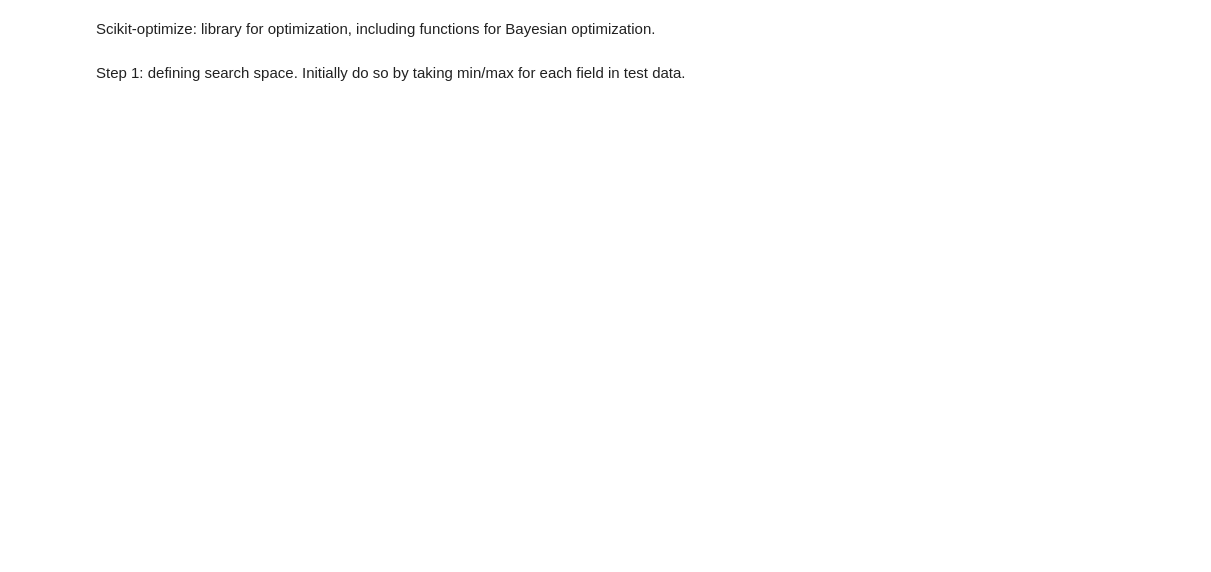
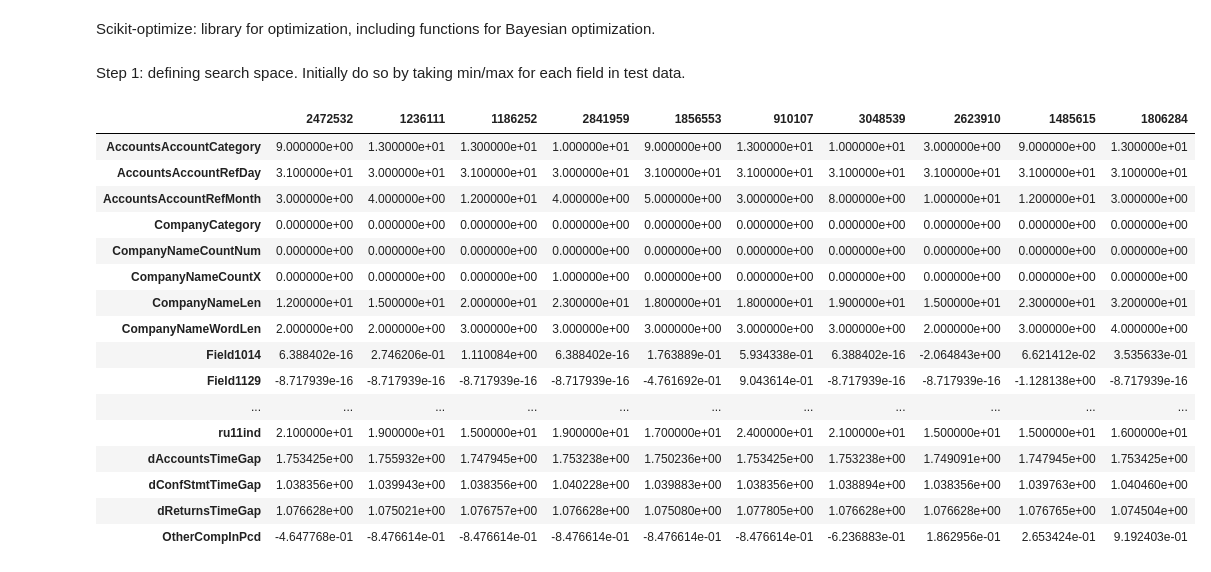
Before and after one commit to ogilg/Tradeteq-adversarial-attacks-on-credit-score, a Jupyter notebook: BayesianOptimization/BaysOptTrial.ipynb, the cells around one changed output. Drawn from its saved outputs; the diff is of its cells as text; code cells hidden in the pictures; blank space fills up the shorter version.

```diff
--- a/BayesianOptimization/BaysOptTrial.ipynb
+++ b/BayesianOptimization/BaysOptTrial.ipynb
@@ -28,12 +32,33 @@ Step 1: defining search space.
 Initially do so by taking min/max for each field in test data.
 # %%
 #Load in test data
-data_dir = os.getcwd()
+data_dir = os.path.dirname(os.getcwd())
 with open(os.path.join(data_dir, "Processing", r"train_preproc.p"), 'rb') as data_file:
     train_data = pickle.load(data_file)
 X_train, y_train = train_data
 # forgot in preprocessing: convert from bool to int
 X_train['hasGNotice'] = X_train['hasGNotice'].apply(int)
+# %%
+pd.set_option("display.max_rows", 345)
+X_train.head(10).transpose()
+# %% [output]
+|  | 2472532 | 1236111 | 1186252 | 2841959 | 1856553 | 910107 | 3048539 | 2623910 | 1485615 | 1806284 |
+| AccountsAccountCategory | 9.000000e+00 | 1.300000e+01 | 1.300000e+01 | 1.000000e+01 | 9.000000e+00 | 1.300000e+01 | 1.000000e+01 | 3.000000e+00 | 9.000000e+00 | 1.300000e+01 |
+| AccountsAccountRefDay | 3.100000e+01 | 3.000000e+01 | 3.100000e+01 | 3.000000e+01 | 3.100000e+01 | 3.100000e+01 | 3.100000e+01 | 3.100000e+01 | 3.100000e+01 | 3.100000e+01 |
+| AccountsAccountRefMonth | 3.000000e+00 | 4.000000e+00 | 1.200000e+01 | 4.000000e+00 | 5.000000e+00 | 3.000000e+00 | 8.000000e+00 | 1.000000e+01 | 1.200000e+01 | 3.000000e+00 |
+| CompanyCategory | 0.000000e+00 | 0.000000e+00 | 0.000000e+00 | 0.000000e+00 | 0.000000e+00 | 0.000000e+00 | 0.000000e+00 | 0.000000e+00 | 0.000000e+00 | 0.000000e+00 |
+| CompanyNameCountNum | 0.000000e+00 | 0.000000e+00 | 0.000000e+00 | 0.000000e+00 | 0.000000e+00 | 0.000000e+00 | 0.000000e+00 | 0.000000e+00 | 0.000000e+00 | 0.000000e+00 |
+| CompanyNameCountX | 0.000000e+00 | 0.000000e+00 | 0.000000e+00 | 1.000000e+00 | 0.000000e+00 | 0.000000e+00 | 0.000000e+00 | 0.000000e+00 | 0.000000e+00 | 0.000000e+00 |
+| CompanyNameLen | 1.200000e+01 | 1.500000e+01 | 2.000000e+01 | 2.300000e+01 | 1.800000e+01 | 1.800000e+01 | 1.900000e+01 | 1.500000e+01 | 2.300000e+01 | 3.200000e+01 |
+| CompanyNameWordLen | 2.000000e+00 | 2.000000e+00 | 3.000000e+00 | 3.000000e+00 | 3.000000e+00 | 3.000000e+00 | 3.000000e+00 | 2.000000e+00 | 3.000000e+00 | 4.000000e+00 |
+| Field1014 | 6.388402e-16 | 2.746206e-01 | 1.110084e+00 | 6.388402e-16 | 1.763889e-01 | 5.934338e-01 | 6.388402e-16 | -2.064843e+00 | 6.621412e-02 | 3.535633e-01 |
+| Field1129 | -8.717939e-16 | -8.717939e-16 | -8.717939e-16 | -8.717939e-16 | -4.761692e-01 | 9.043614e-01 | -8.717939e-16 | -8.717939e-16 | -1.128138e+00 | -8.717939e-16 |
+| ... | ... | ... | ... | ... | ... | ... | ... | ... | ... | ... |
+| ru11ind | 2.100000e+01 | 1.900000e+01 | 1.500000e+01 | 1.900000e+01 | 1.700000e+01 | 2.400000e+01 | 2.100000e+01 | 1.500000e+01 | 1.500000e+01 | 1.600000e+01 |
+| dAccountsTimeGap | 1.753425e+00 | 1.755932e+00 | 1.747945e+00 | 1.753238e+00 | 1.750236e+00 | 1.753425e+00 | 1.753238e+00 | 1.749091e+00 | 1.747945e+00 | 1.753425e+00 |
+| dConfStmtTimeGap | 1.038356e+00 | 1.039943e+00 | 1.038356e+00 | 1.040228e+00 | 1.039883e+00 | 1.038356e+00 | 1.038894e+00 | 1.038356e+00 | 1.039763e+00 | 1.040460e+00 |
+| dReturnsTimeGap | 1.076628e+00 | 1.075021e+00 | 1.076757e+00 | 1.076628e+00 | 1.075080e+00 | 1.077805e+00 | 1.076628e+00 | 1.076628e+00 | 1.076765e+00 | 1.074504e+00 |
+| OtherCompInPcd | -4.647768e-01 | -8.476614e-01 | -8.476614e-01 | -8.476614e-01 | -8.476614e-01 | -8.476614e-01 | -6.236883e-01 | 1.862956e-01 | 2.653424e-01 | 9.192403e-01 |
 # %%
 min_max = pd.DataFrame(index=["min", "max"], columns=X_train.columns)
 
```
Also changed, not shown: parts of 38 cells of this notebook, 12 other files.
